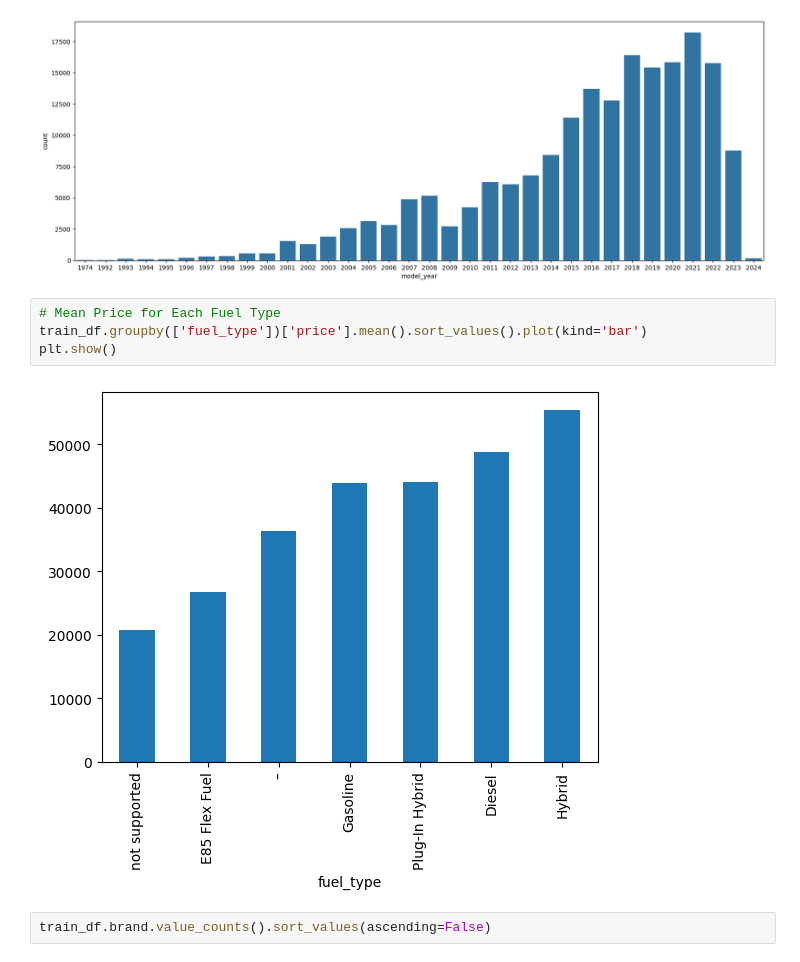
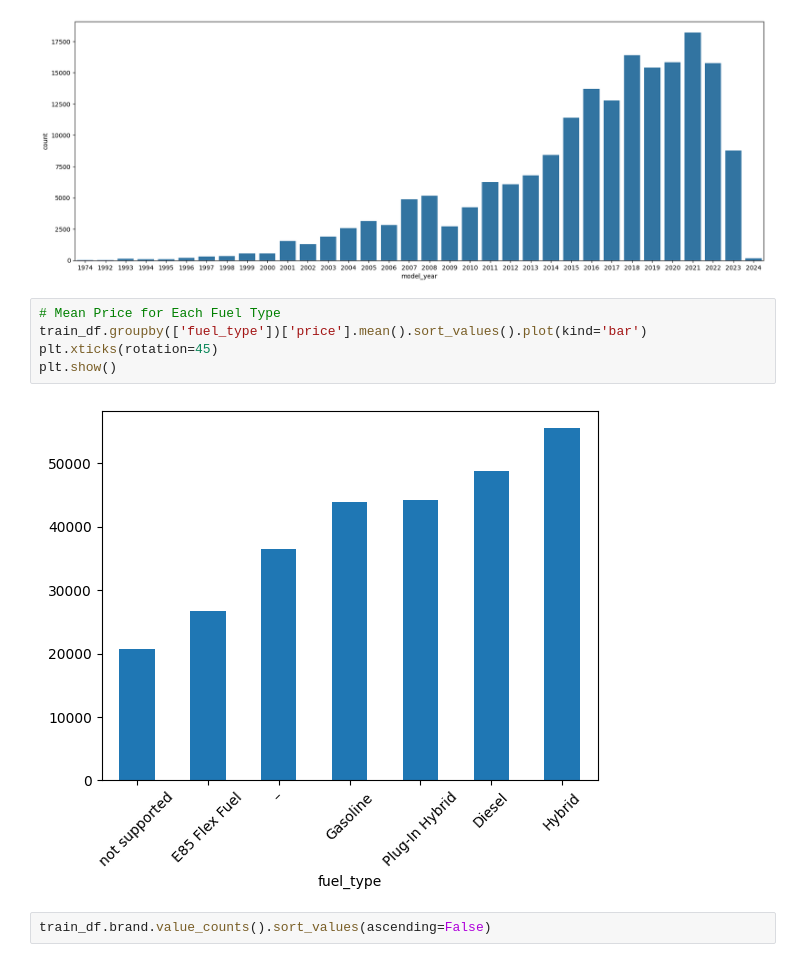
Before and after one commit to tahminehladi/car_price_prediction, a Jupyter notebook: Car_Price_Prediction.ipynb, the cells around one changed output. Saved outputs shown, nothing was run; the diff lists cells and outputs as text.

```diff
--- a/Car_Price_Prediction.ipynb
+++ b/Car_Price_Prediction.ipynb
@@ -233,9 +235,10 @@ sns.countplot(data=train_df,
 # %%
 # Mean Price for Each Fuel Type
 train_df.groupby(['fuel_type'])['price'].mean().sort_values().plot(kind='bar')
+plt.xticks(rotation=45)
 plt.show()
 # %% [output]
-[figure, old version]
+[figure, new version]
 # %%
 train_df.brand.value_counts().sort_values(ascending=False)
 # %% [output]
```
Also changed, not shown: parts of 42 cells of this notebook.
